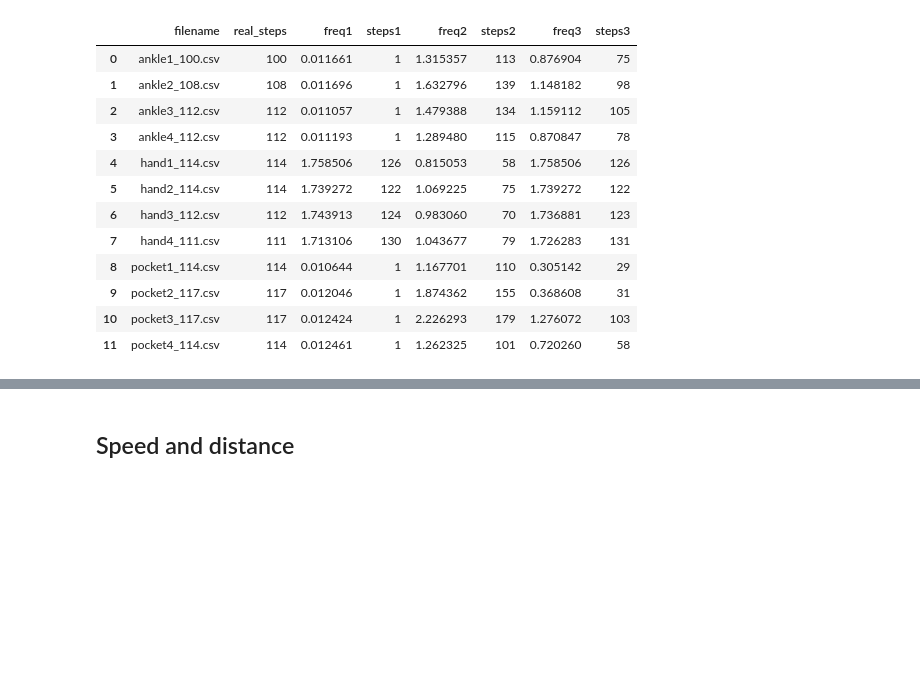
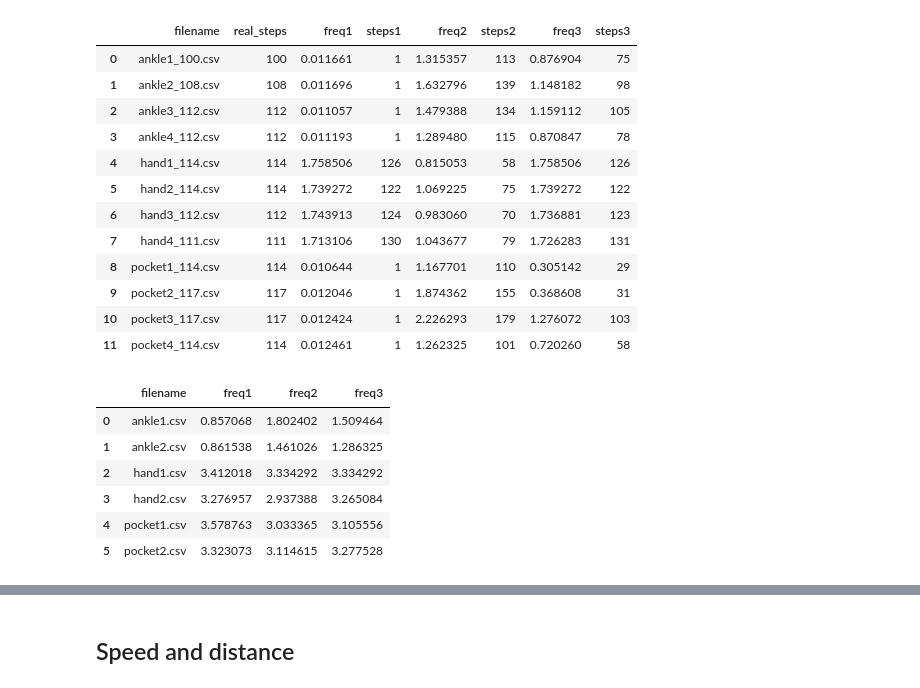
Before and after one commit to huy-n1001/gait_calculation, a Jupyter notebook: main.ipynb, the cells around one changed output, grey strips where cells are left out. Saved outputs shown, nothing was run; the diff lists cells and outputs as text; code cells hidden in the pictures; blank space fills up the shorter version.

```diff
--- a/main.ipynb
+++ b/main.ipynb
@@ -547,7 +547,15 @@ results
 | 10 | pocket3_117.csv | 117 | 0.012424 | 1 | 2.226293 | 179 | 1.276072 | 103 |
 | 11 | pocket4_114.csv | 114 | 0.012461 | 1 | 1.262325 | 101 | 0.720260 | 58 |
 # %%
-# INPUT_DIRECTORY = "huy_data/"
-# results = get_step_freqs(INPUT_DIRECTORY)
-# results
+INPUT_DIRECTORY = "huy_data/"
+results = get_step_freqs(INPUT_DIRECTORY)
+results
+# %% [output]
+|  | filename | freq1 | freq2 | freq3 |
+| 0 | ankle1.csv | 0.857068 | 1.802402 | 1.509464 |
+| 1 | ankle2.csv | 0.861538 | 1.461026 | 1.286325 |
+| 2 | hand1.csv | 3.412018 | 3.334292 | 3.334292 |
+| 3 | hand2.csv | 3.276957 | 2.937388 | 3.265084 |
+| 4 | pocket1.csv | 3.578763 | 3.033365 | 3.105556 |
+| 5 | pocket2.csv | 3.323073 | 3.114615 | 3.277528 |
 # %%
```
Also changed, not shown: parts of 6 cells of this notebook.
